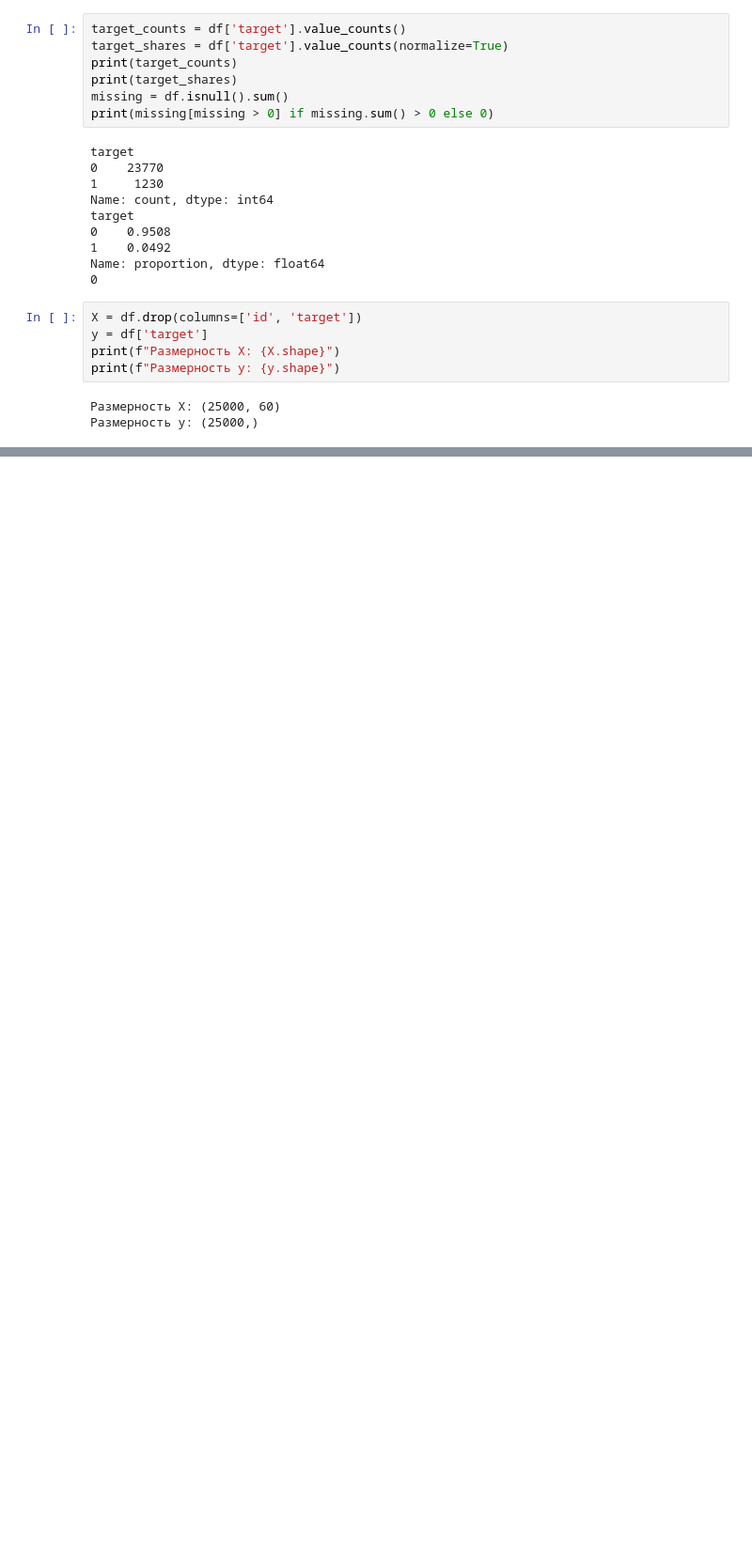
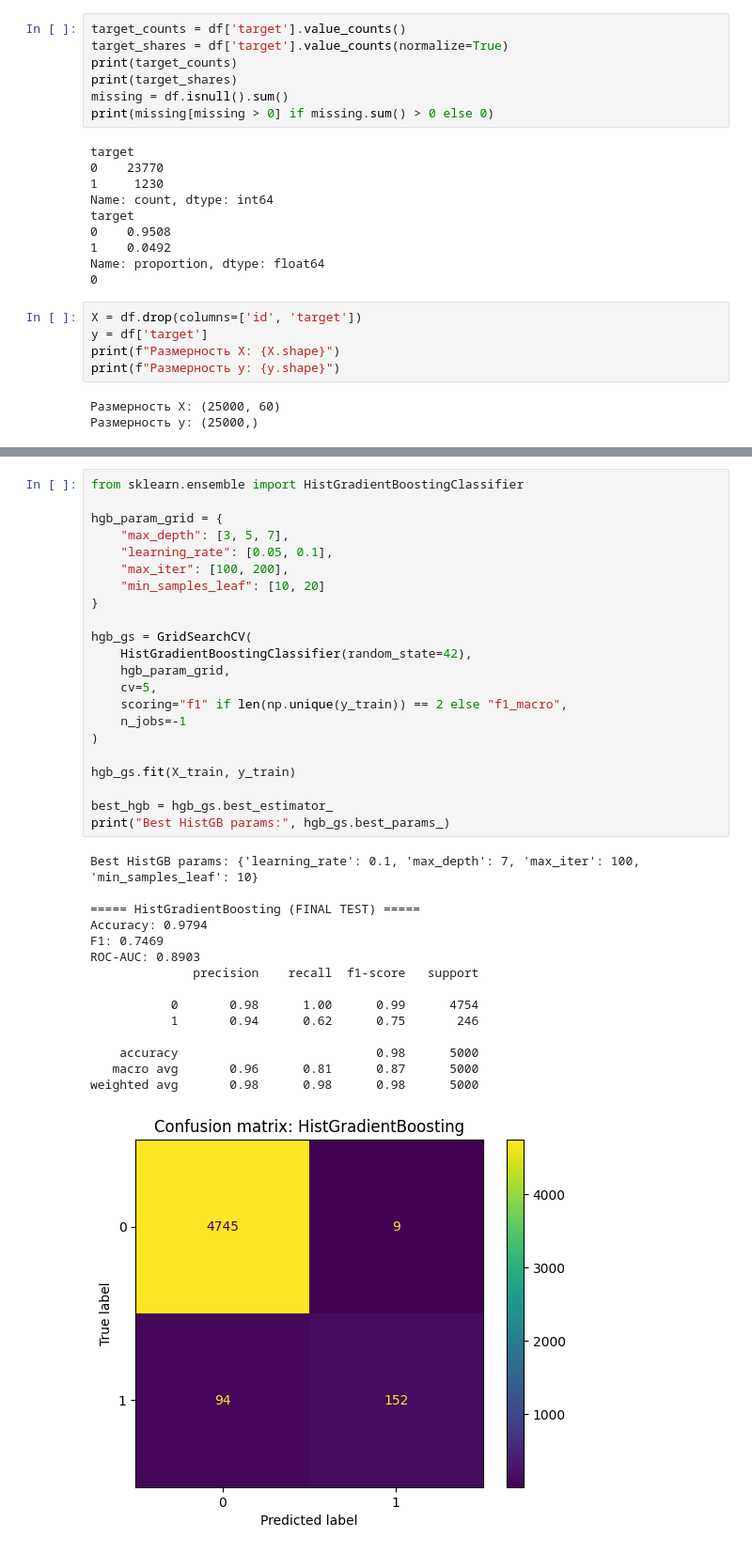
Before and after one commit to n1n33/ai_agent_memerea, a Jupyter notebook: homeworks/HW06/HW06.ipynb, the cells around one changed output, grey strips where cells are left out. Shown at 94% size. Drawn from its saved outputs; the diff is of its cells as text; blank space fills up the shorter version.

```diff
--- a/homeworks/HW06/HW06.ipynb
+++ b/homeworks/HW06/HW06.ipynb
@@ -71,0 +294,38 @@ print(f"Размерность y: {y.shape}")
+# %%
+from sklearn.ensemble import HistGradientBoostingClassifier
+
+hgb_param_grid = {
+    "max_depth": [3, 5, 7],
+    "learning_rate": [0.05, 0.1],
+    "max_iter": [100, 200],
+    "min_samples_leaf": [10, 20]
+}
+
+hgb_gs = GridSearchCV(
+    HistGradientBoostingClassifier(random_state=42),
+    hgb_param_grid,
+    cv=5,
+    scoring="f1" if len(np.unique(y_train)) == 2 else "f1_macro",
+    n_jobs=-1
+)
+
+hgb_gs.fit(X_train, y_train)
+
+best_hgb = hgb_gs.best_estimator_
+print("Best HistGB params:", hgb_gs.best_params_)
+# %% [output]
+Best HistGB params: {'learning_rate': 0.1, 'max_depth': 7, 'max_iter': 100, 'min_samples_leaf': 10}
+
+===== HistGradientBoosting (FINAL TEST) =====
+Accuracy: 0.9794
+F1: 0.7469
+ROC-AUC: 0.8903
+              precision    recall  f1-score   support
+
+           0       0.98      1.00      0.99      4754
+           1       0.94      0.62      0.75       246
+
+    accuracy                           0.98      5000
+   macro avg       0.96      0.81      0.87      5000
+weighted avg       0.98      0.98      0.98      5000
+[figure, added]
```
Also changed, not shown: parts of 14 cells of this notebook, 14 other files.
